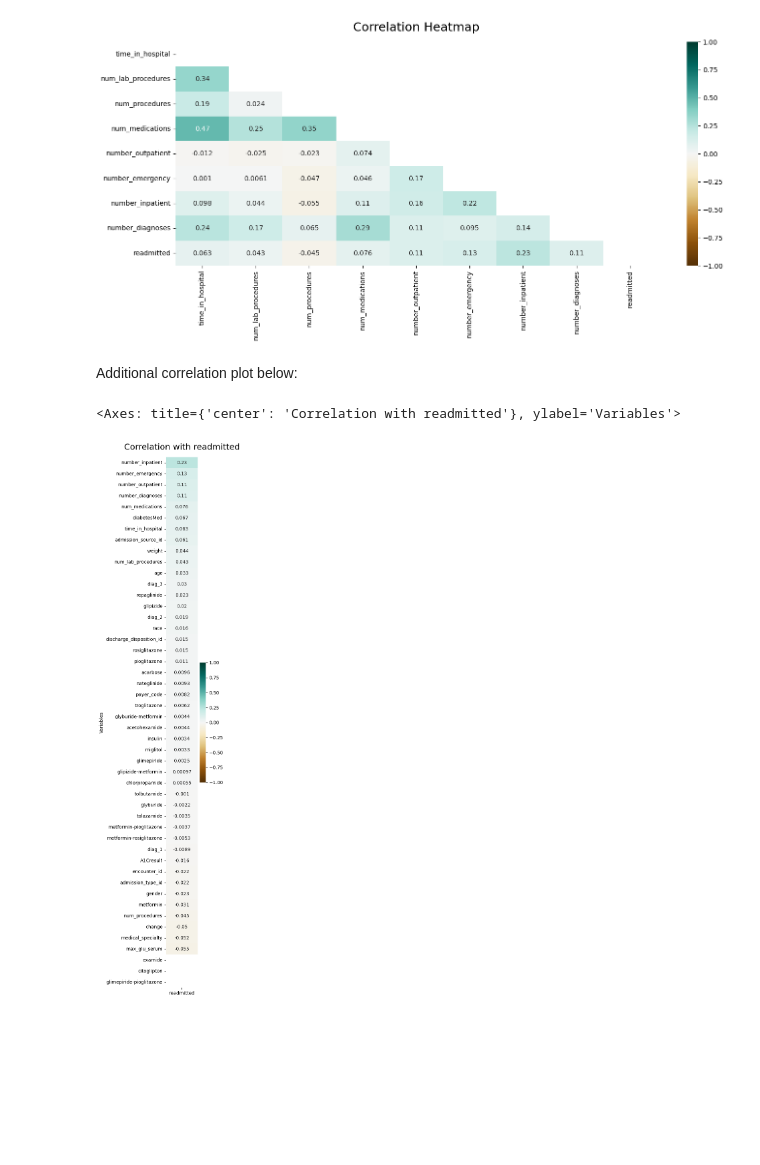
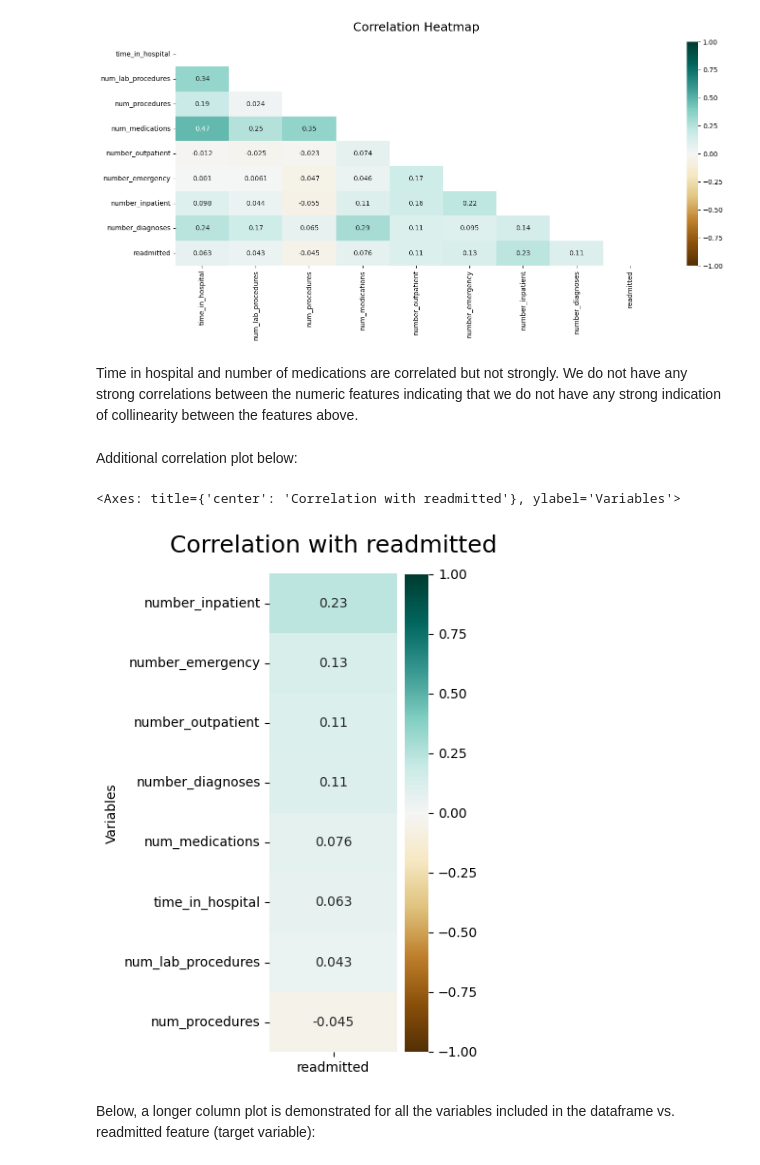
Before and after one commit to wip-0/ds207_final_project, a Jupyter notebook: notebook/initial_eda_vts.ipynb, the cells around one changed output. Saved outputs shown, nothing was run; the diff lists cells and outputs as text; code cells hidden in the pictures; blank space fills up the shorter version.

```diff
--- a/notebook/initial_eda_vts.ipynb
+++ b/notebook/initial_eda_vts.ipynb
@@ -370,22 +384,30 @@ plot_histograms(df_transformed_temp[0])
 
 ##### Using Spearman method
 # %%
-plot_triangular_heatmap(heatmap_df = df[numeric_feats_analysis.columns.to_list()],
+# select the numeric features + readmitted feature
+numeric_feats = numeric_feats_analysis.columns.to_list()
+numeric_feats.append('readmitted')
+# plot the correlation matrix
+plot_triangular_heatmap(heatmap_df = df[numeric_feats],
                         method = 'spearman')
 # %% [output]
 <Axes: title={'center': 'Correlation Heatmap'}>
 [figure]
+# %% [markdown]
+Time in hospital and number of medications are correlated but not strongly. We do not have any strong correlations between the numeric features indicating that we do not have any strong indication of collinearity between the features above.
 # %% [markdown]
 Additional correlation plot below:
 # %%
 plot_correlation_column_heatmap(
-    df,#[numeric_feats_analysis.columns.to_list()],
+    df[numeric_feats],
     chosen_variable='readmitted',
     method='spearman',
     encode_categoricals= True,
     sort_values= True,
     exclude_self= True
 )
 # %% [output]
 <Axes: title={'center': 'Correlation with readmitted'}, ylabel='Variables'>
-[figure, old version]
+[figure, new version]
+# %% [markdown]
+Below, a longer column plot is demonstrated for all the variables included in the dataframe vs. readmitted feature (target variable):
```
Also changed, not shown: parts of 12 cells of this notebook, 1 other file.
